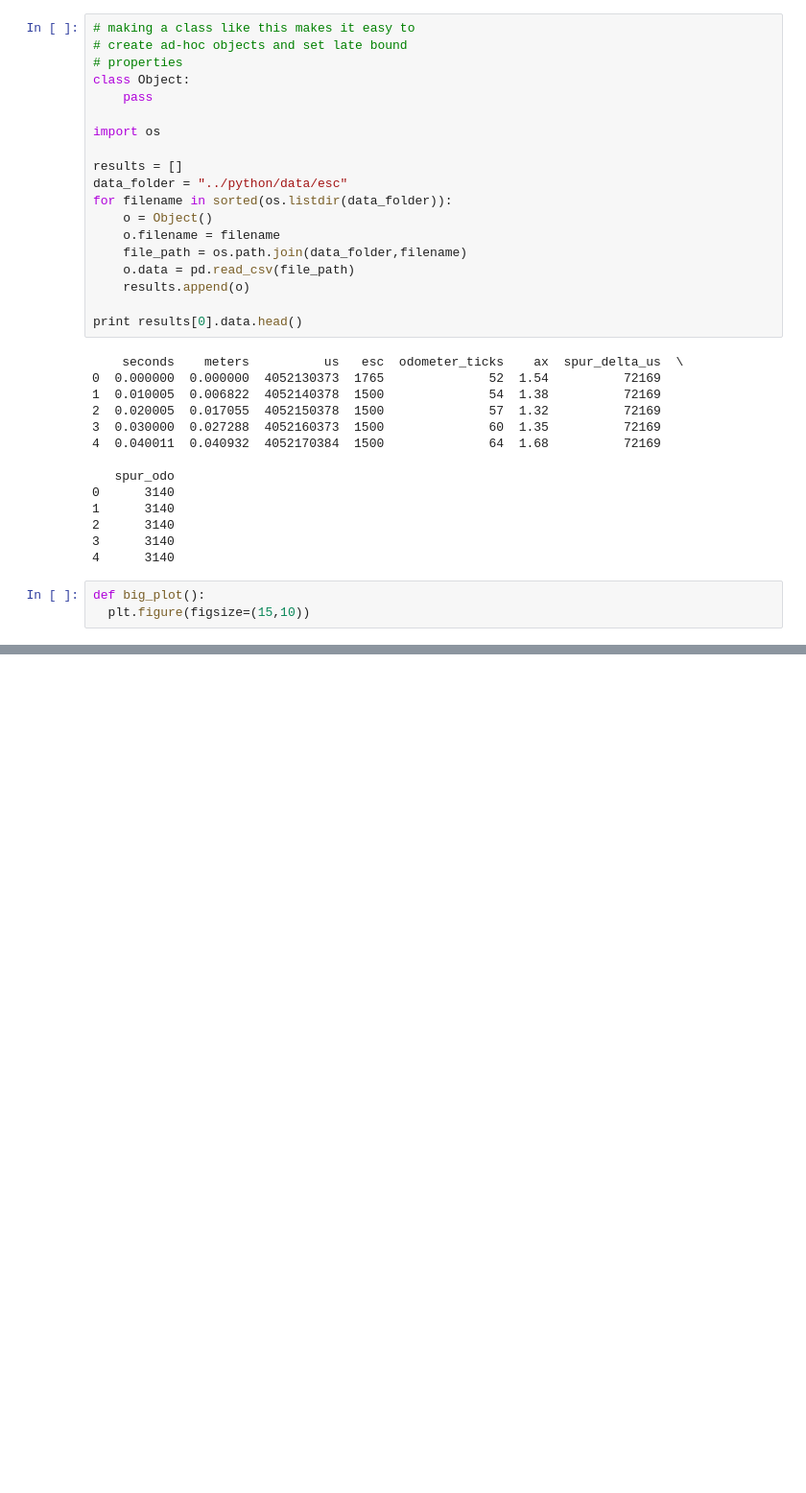
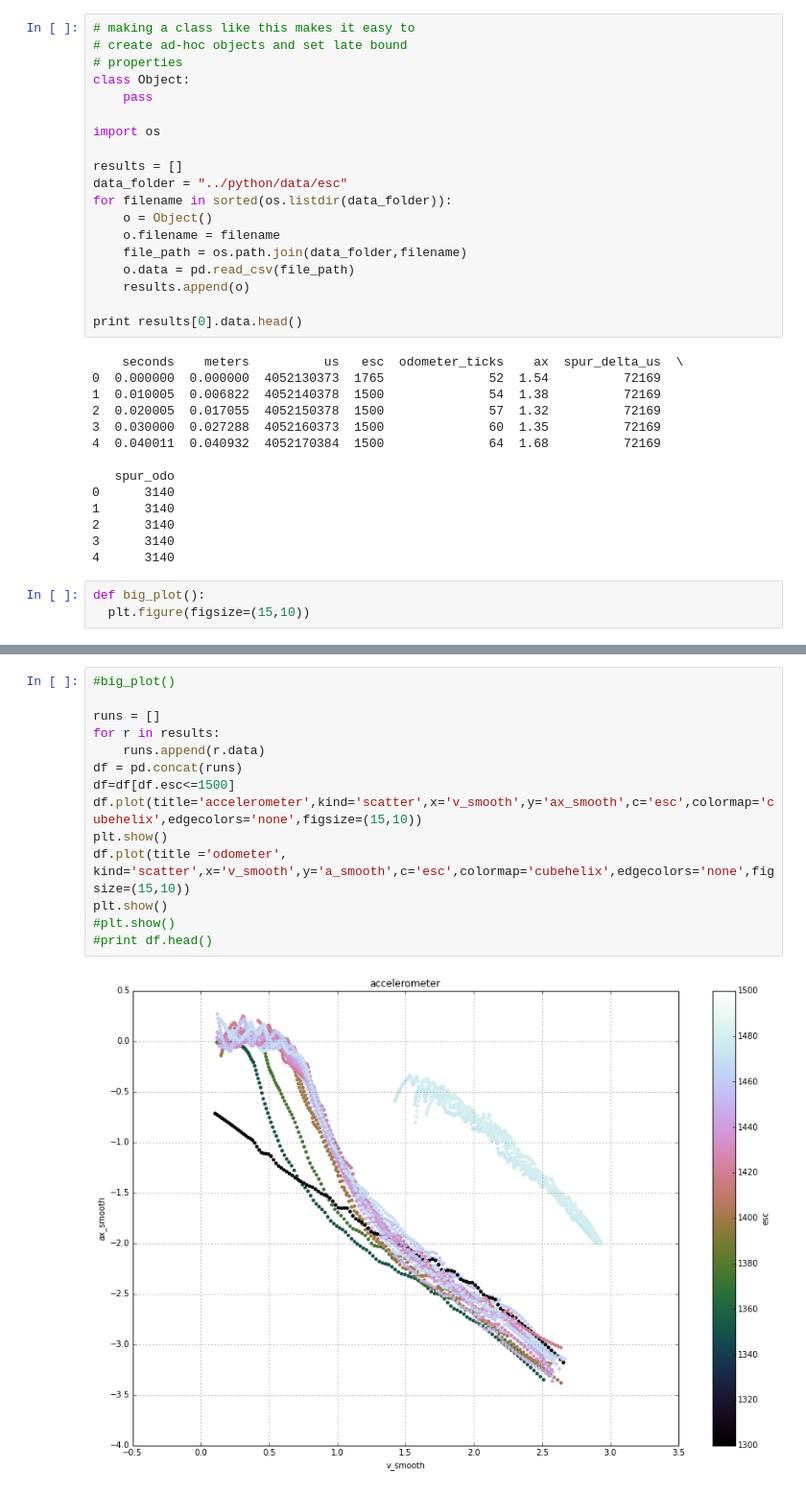
Before and after one commit to berickson/car, a Jupyter notebook: notebooks/Braking.ipynb, the cells around one changed output, grey strips where cells are left out. Shown at 96% size. Saved outputs shown, nothing was run; the diff lists cells and outputs as text; blank space fills up the shorter version.

```diff
--- a/notebooks/Braking.ipynb
+++ b/notebooks/Braking.ipynb
@@ -179,0 +183,16 @@ plt.show()
+# %%
+#big_plot()
+
+runs = []
+for r in results:
+    runs.append(r.data)
+df = pd.concat(runs)
+df=df[df.esc<=1500]
+df.plot(title='accelerometer',kind='scatter',x='v_smooth',y='ax_smooth',c='esc',colormap='cubehelix',edgecolors='none',figsize=(15,10))
+plt.show()
+df.plot(title ='odometer', kind='scatter',x='v_smooth',y='a_smooth',c='esc',colormap='cubehelix',edgecolors='none',figsize=(15,10))
+plt.show()
+#plt.show()
+#print df.head()
+# %% [output]
+[figure, added]
```
Also changed, not shown: parts of 9 cells of this notebook.
